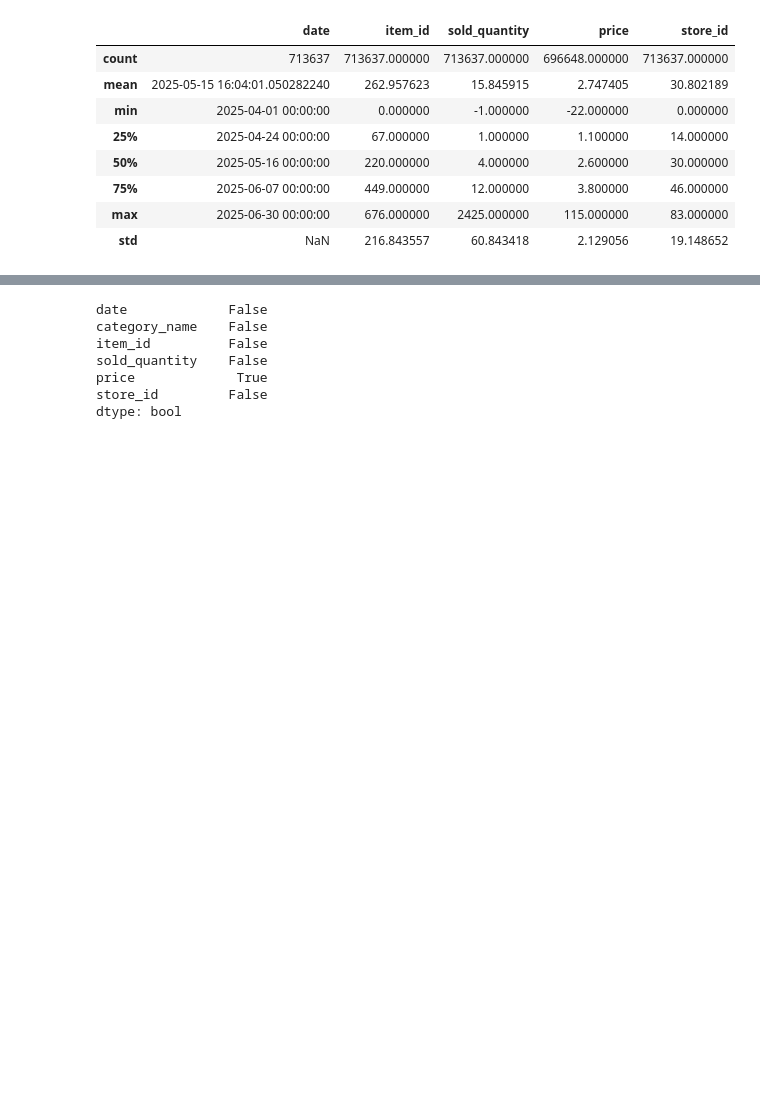
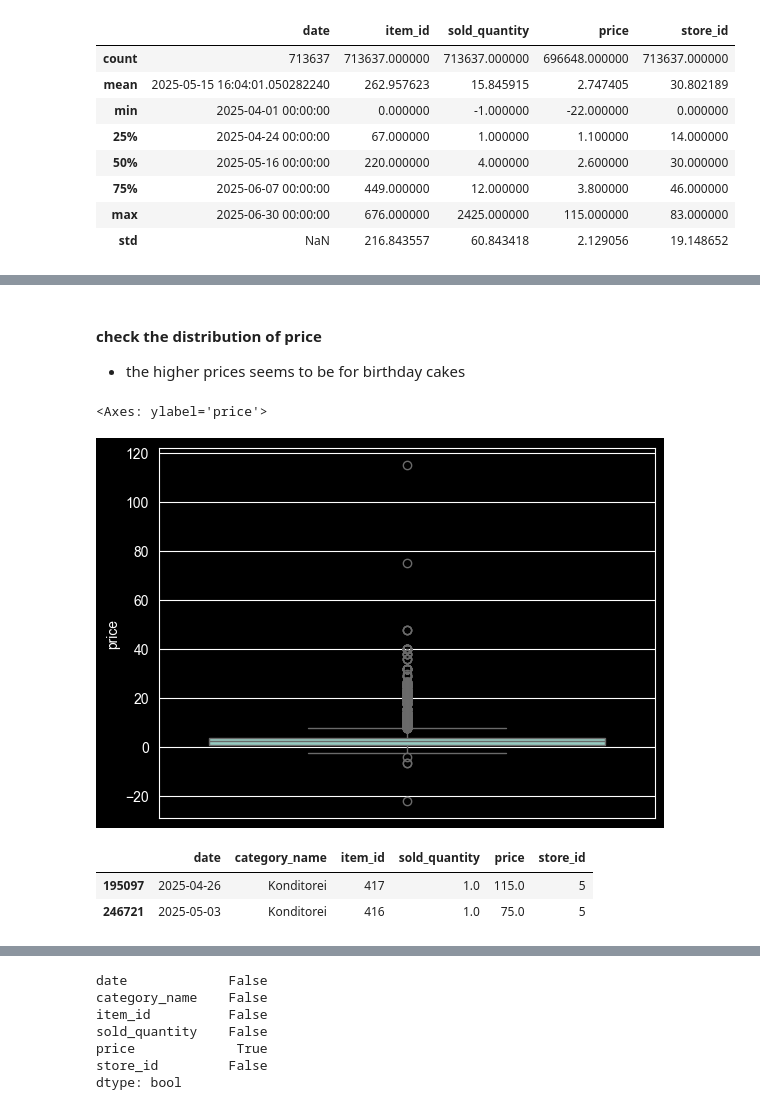
Before and after one commit to shuting-fish/food_prediction, a Jupyter notebook: food_prediction.ipynb, the cells around one changed output, grey strips where cells are left out. Drawn from its saved outputs; the diff is of its cells as text; code cells hidden in the pictures; blank space fills up the shorter version.

```diff
--- a/food_prediction.ipynb
+++ b/food_prediction.ipynb
@@ -48,0 +79,14 @@ sales.describe()
+# %% [markdown]
+#### check the distribution of price
+- the higher prices seems to be for birthday cakes
+# %%
+sns.boxplot(sales['price'])
+# %% [output]
+<Axes: ylabel='price'>
+[figure, added]
+# %%
+sales[sales['price'] > 60 ]
+# %% [output]
+|  | date | category_name | item_id | sold_quantity | price | store_id |
+| 195097 | 2025-04-26 | Konditorei | 417 | 1.0 | 115.0 | 5 |
+| 246721 | 2025-05-03 | Konditorei | 416 | 1.0 | 75.0 | 5 |
```
Also changed, not shown: parts of 67 cells of this notebook.
